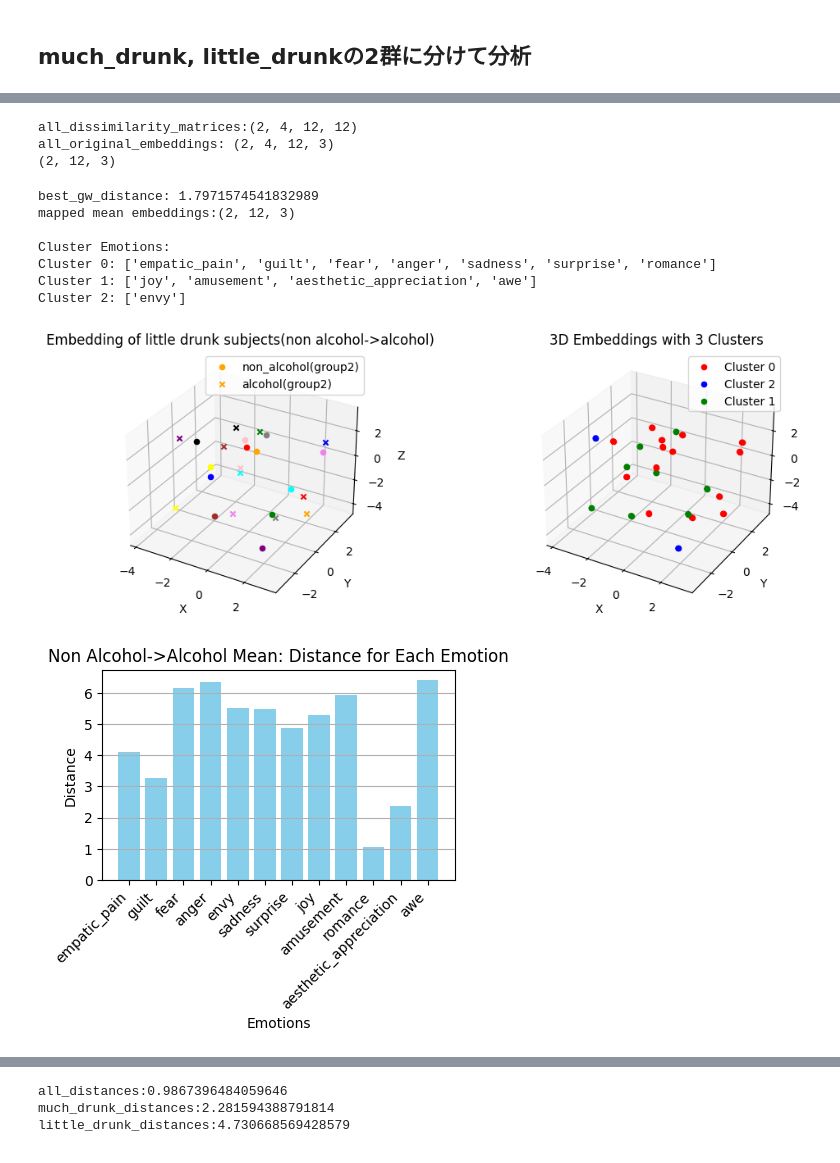
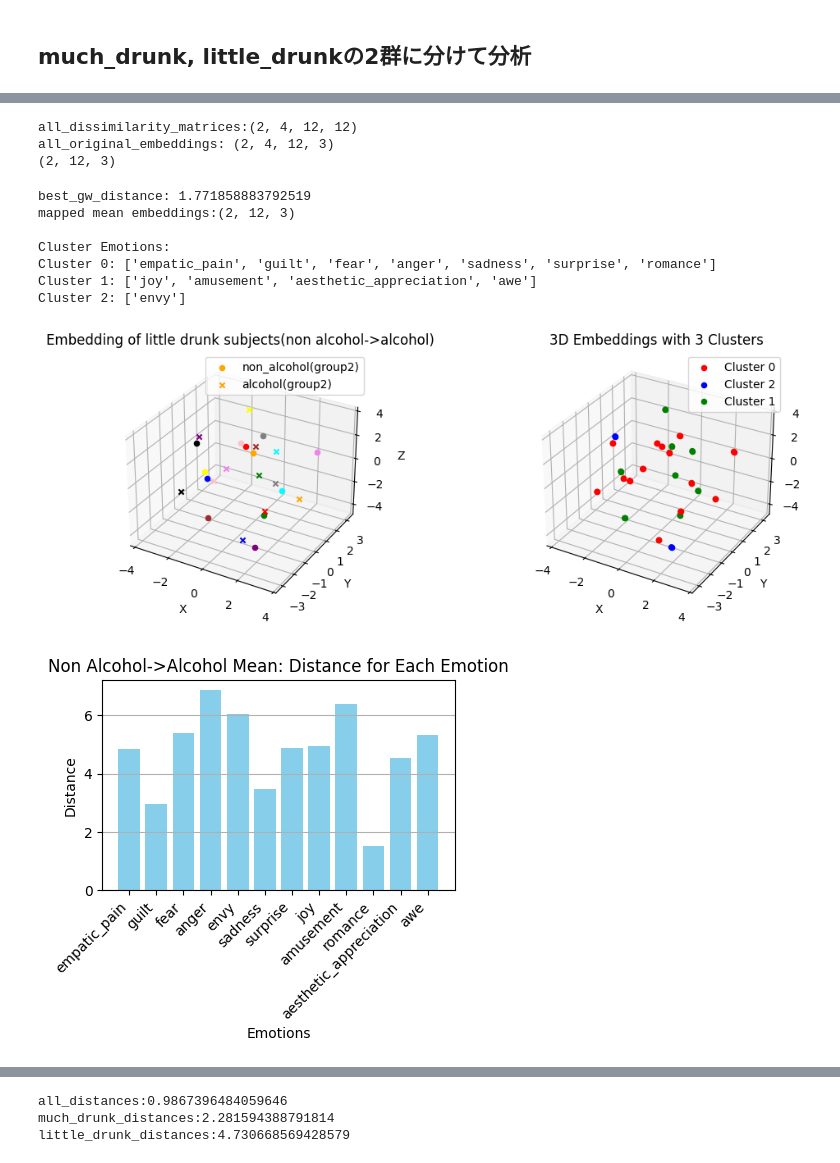
Before and after one commit to kentatkda/QualiaAnalysis, a Jupyter notebook: test_0708.ipynb, the cells around one changed output, grey strips where cells are left out. Drawn from its saved outputs; the diff is of its cells as text; code cells hidden in the pictures.

```diff
--- a/test_0708.ipynb
+++ b/test_0708.ipynb
@@ -549,27 +271,27 @@ Cluster 2: ['envy', 'joy', 'romance', 'aesthetic_appreciation']
 # %%
 non_al_folder_path = "./qualia_rawdata/cluster_by_alcohol/little_drunk/non_alcohol/"
 al_folder_path = "./qualia_rawdata/cluster_by_alcohol/little_drunk/alcohol/"
 little_drunk_distances = ea.process1(
     non_al_folder_path=non_al_folder_path,
     al_folder_path=al_folder_path,
     plot_dim=3,
-    iter_num=1000,
+    iter_num=3000,
     title='Embedding of little drunk subjects(non alcohol->alcohol)',
     labels=['non_alcohol(group2)', 'alcohol(group2)']
 )
 # %% [output]
 all_dissimilarity_matrices:(2, 4, 12, 12)
 all_original_embeddings: (2, 4, 12, 3)
 (2, 12, 3)
-best_gw_distance: 1.7971574541832989
+best_gw_distance: 1.771858883792519
 mapped mean embeddings:(2, 12, 3)
 
 Cluster Emotions:
 Cluster 0: ['empatic_pain', 'guilt', 'fear', 'anger', 'sadness', 'surprise', 'romance']
 Cluster 1: ['joy', 'amusement', 'aesthetic_appreciation', 'awe']
 Cluster 2: ['envy']
-[figure, old version]
+[figure, new version]
-[figure, old version]
+[figure, new version]
 # %%
 # バーの幅と位置の設定
 emotions = list(qualia_color.keys())
```
Also changed, not shown: parts of 15 cells of this notebook, 8 other files.
